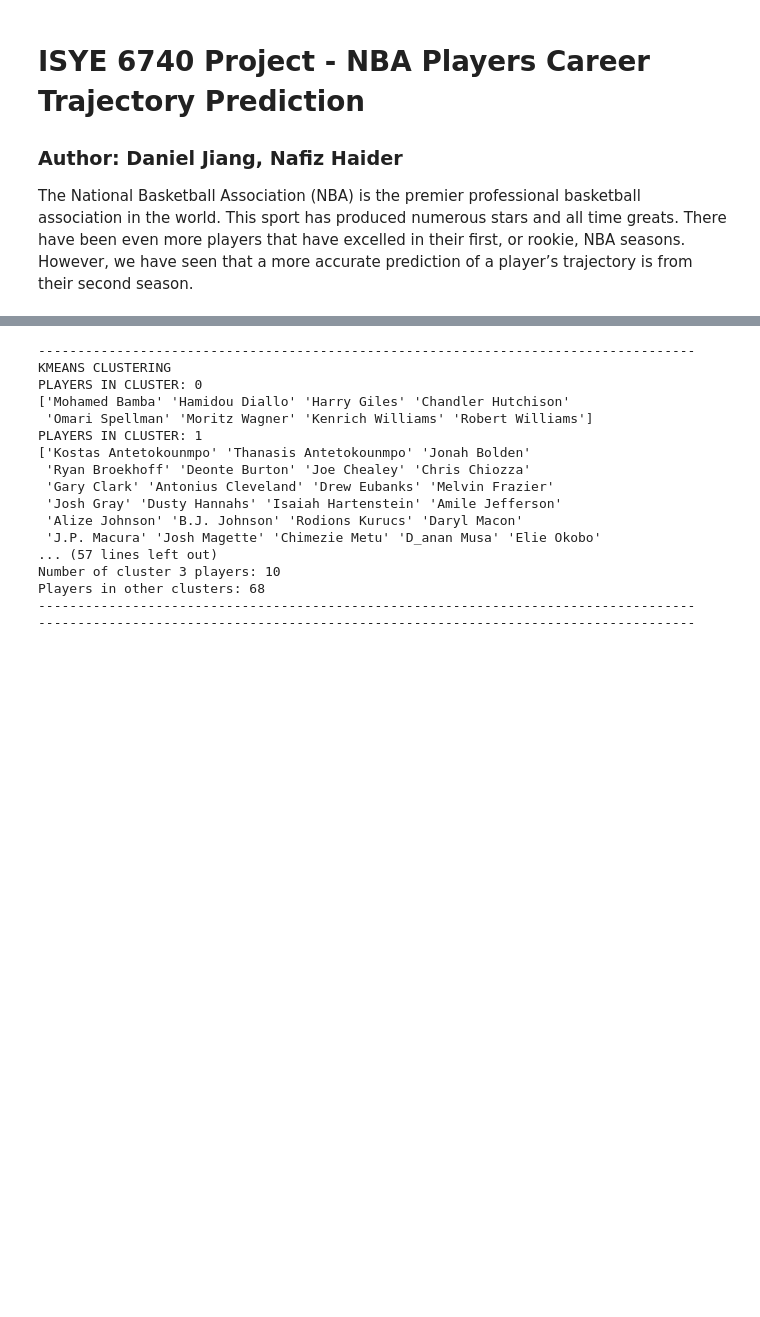
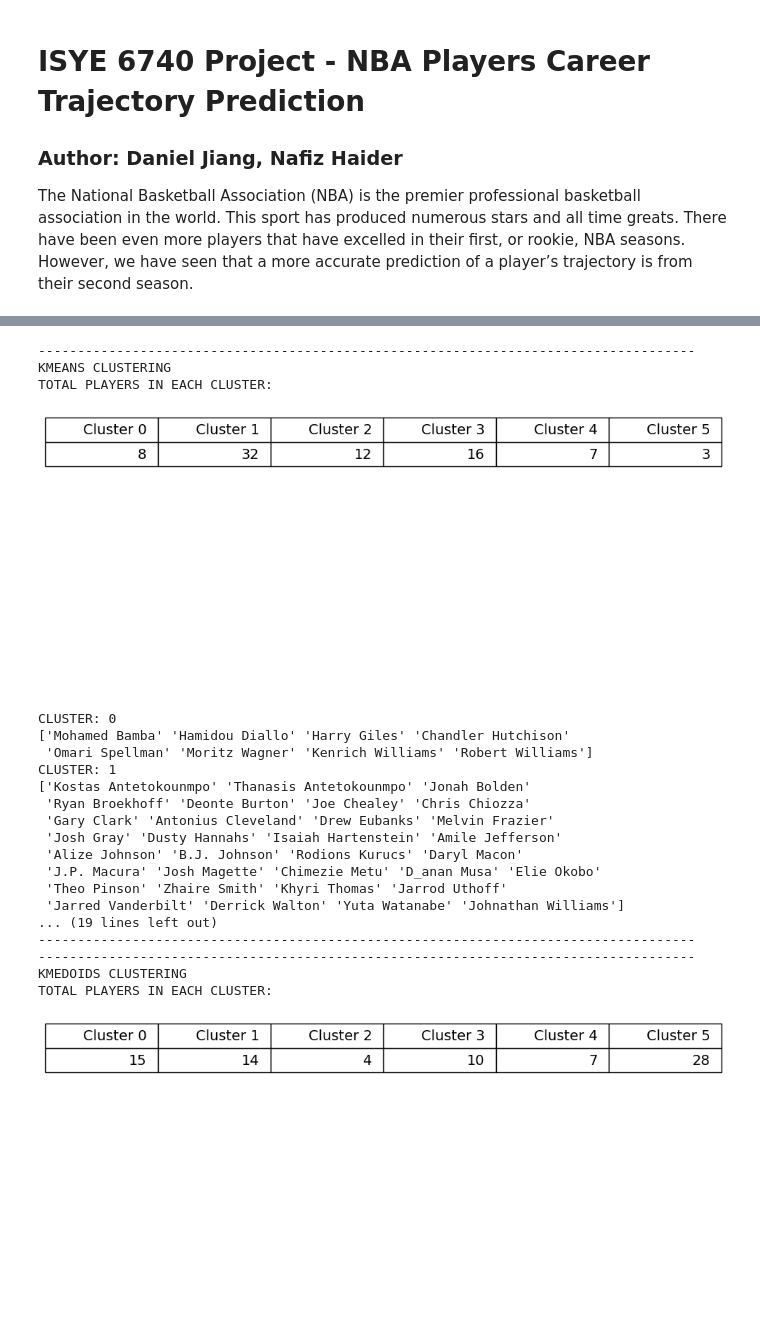
Before and after one commit to nhaider23/isye6740-project, a Jupyter notebook: NBA_Player_Analysis.ipynb, the cells around one changed output, grey strips where cells are left out. Cells and saved outputs as stored; diff of their text form; code cells hidden in the pictures; blank space fills up the shorter version.

```diff
--- a/NBA_Player_Analysis.ipynb
+++ b/NBA_Player_Analysis.ipynb
@@ -352,50 +343,72 @@ for classifier in ['KMeans', 'KMedoids']:
         career_labels = career_labels_kmedoids
     second_year_cluster_averages = np.zeros((len(set(career_labels)), len(second_yrs_1990_2010_season[0])))
     for i in range(len(set(career_labels))):
         indices = np.where(career_labels == i)[0]
         cluster_average = np.average(second_yrs_1990_2010_season[indices], axis=0)
         second_year_cluster_averages[i] = cluster_average
 
 
     # assign projected cluster label to current second year players
     # using euclidean distance measurement to average second year performances of 1990-2010 clusters
     distances = np.array(pairwise_distances(second_yrs_current_season, second_year_cluster_averages, metric='euclidean'))
     second_year_current_labels = np.argmin(distances, axis=1)
 
     players_per_cluster = np.zeros(len(set(second_year_current_labels)))
+    player_names = []
     for i in range(len(set(second_year_current_labels))):
-        # indices of particular cluster
         indices = np.where(second_year_current_labels == i)[0]
         players_per_cluster[i] = len(indices)
-        print('PLAYERS IN CLUSTER: ' + str(i))
-        print(second_yrs_current_season_players_list[indices])
+        player_names.append(second_yrs_current_season_players_list[indices])
+    print('TOTAL PLAYERS IN EACH CLUSTER:')
+    table_creator(players_per_cluster.astype(int).tolist())
 
-    print('TOTAL PLAYERS IN EACH CLUSTER:')
-    print(players_per_cluster)
+    for i in range(6):
+        print('CLUSTER: ' + str(i))
+        print(player_names[i])
+    '''
+        fig = plt.figure(dpi=60)
+        ax = fig.add_subplot(1,1,1)
+        table_data=[
+            ['Cluster ' + str(i)]]
 
+        for player in player_names[i]:
+            new_player = []
+            new_player.append(player)
+            table_data.append(new_player)
+        table = ax.table(cellText=table_data, loc='center')
+        table.set_fontsize(14)
+        table.scale(1,2)
+        ax.axis('off')
+    plt.show()
+    '''
     # making sure luka is clustered with lebron lol
     print('------------------------------------------------------------------------------------')
     luka_cluster = str(second_year_current_labels[24])
     print('LUKA CLUSTER: ' + str(luka_cluster))
     print('Number of cluster ' + str(luka_cluster) + ' players: ' + str(len((second_year_current_labels[second_year_current_labels == int(luka_cluster)]))))
     print('Players in other clusters: ' + str(len((second_year_current_labels[second_year_current_labels != int(luka_cluster)]))))
     print('------------------------------------------------------------------------------------')
     print('------------------------------------------------------------------------------------')
 # %% [output]
 ------------------------------------------------------------------------------------
 KMEANS CLUSTERING
-PLAYERS IN CLUSTER: 0
-['Mohamed Bamba' 'Hamidou Diallo' 'Harry Giles' 'Chandler Hutchison'
- 'Omari Spellman' 'Moritz Wagner' 'Kenrich Williams' 'Robert Williams']
-PLAYERS IN CLUSTER: 1
-['Kostas Antetokounmpo' 'Thanasis Antetokounmpo' 'Jonah Bolden'
- 'Ryan Broekhoff' 'Deonte Burton' 'Joe Chealey' 'Chris Chiozza'
- 'Gary Clark' 'Antonius Cleveland' 'Drew Eubanks' 'Melvin Frazier'
- 'Josh Gray' 'Dusty Hannahs' 'Isaiah Hartenstein' 'Amile Jefferson'
- 'Alize Johnson' 'B.J. Johnson' 'Rodions Kurucs' 'Daryl Macon'
- 'J.P. Macura' 'Josh Magette' 'Chimezie Metu' 'D_anan Musa' 'Elie Okobo'
-... (57 lines left out)
-Number of cluster 3 players: 10
-Players in other clusters: 68
-------------------------------------------------------------------------------------
-------------------------------------------------------------------------------------
+TOTAL PLAYERS IN EACH CLUSTER:
+[figure, added]
+CLUSTER: 0
+['Mohamed Bamba' 'Hamidou Diallo' 'Harry Giles' 'Chandler Hutchison'
+ 'Omari Spellman' 'Moritz Wagner' 'Kenrich Williams' 'Robert Williams']
+CLUSTER: 1
+['Kostas Antetokounmpo' 'Thanasis Antetokounmpo' 'Jonah Bolden'
+ 'Ryan Broekhoff' 'Deonte Burton' 'Joe Chealey' 'Chris Chiozza'
+ 'Gary Clark' 'Antonius Cleveland' 'Drew Eubanks' 'Melvin Frazier'
+ 'Josh Gray' 'Dusty Hannahs' 'Isaiah Hartenstein' 'Amile Jefferson'
+ 'Alize Johnson' 'B.J. Johnson' 'Rodions Kurucs' 'Daryl Macon'
+ 'J.P. Macura' 'Josh Magette' 'Chimezie Metu' 'D_anan Musa' 'Elie Okobo'
+ 'Theo Pinson' 'Zhaire Smith' 'Khyri Thomas' 'Jarrod Uthoff'
+ 'Jarred Vanderbilt' 'Derrick Walton' 'Yuta Watanabe' 'Johnathan Williams']
+... (19 lines left out)
+------------------------------------------------------------------------------------
+------------------------------------------------------------------------------------
+KMEDOIDS CLUSTERING
+TOTAL PLAYERS IN EACH CLUSTER:
+[figure, added]
```
Also changed, not shown: parts of 3 cells of this notebook.
